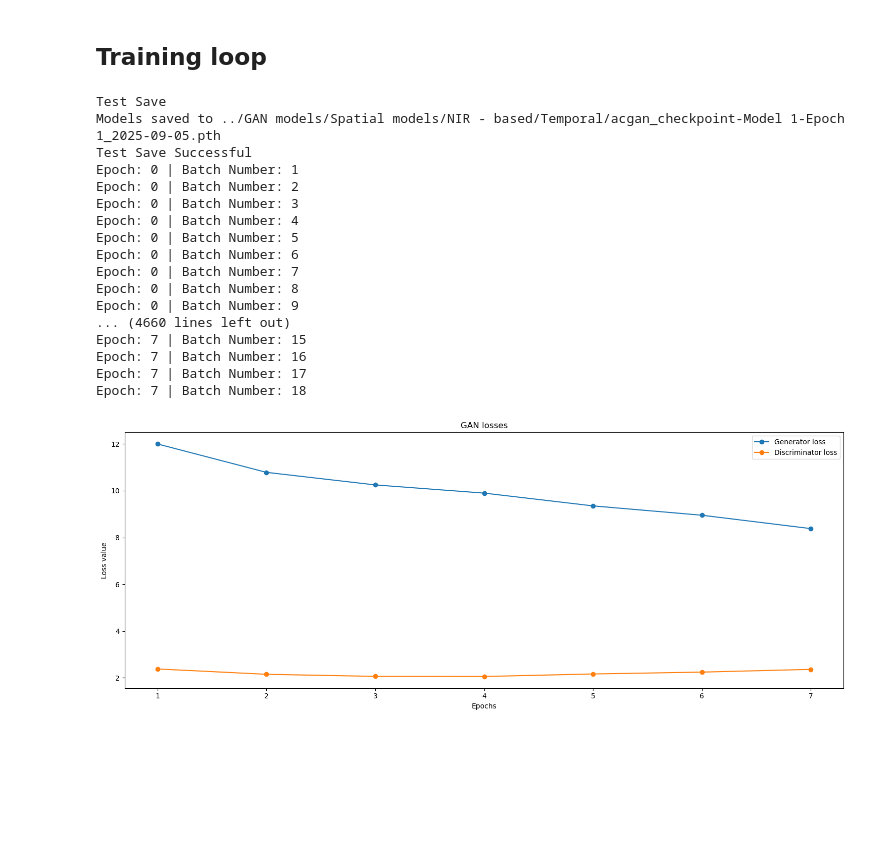
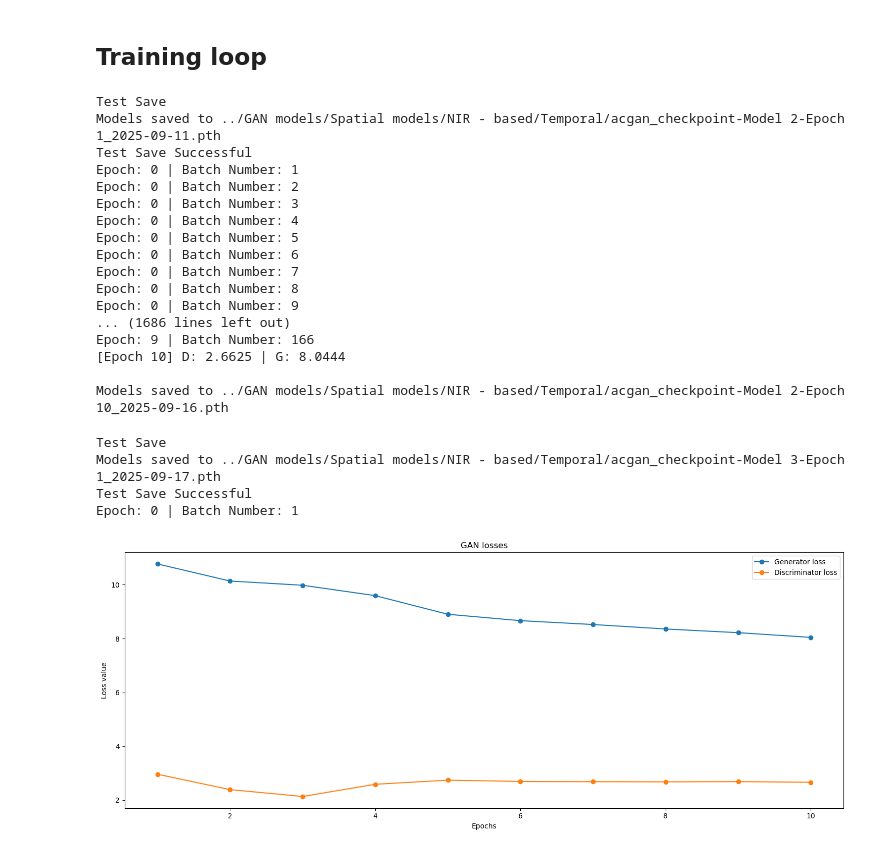
Before and after one commit to Suhaas0079/Farmland-Classification-using-Remote-Sensing, a Jupyter notebook: Notebooks/Temporal GAN - NIR.ipynb, the cells around one changed output. Cells and saved outputs as stored; diff of their text form; code cells hidden in the pictures; blank space fills up the shorter version.

Commit message:
Temporal training and functions

```diff
--- a/Notebooks/Temporal GAN - NIR.ipynb
+++ b/Notebooks/Temporal GAN - NIR.ipynb
@@ -622,14 +617,14 @@ class ImageLabelDataset(Dataset):
     def __getitem__(self, idx):
         return self.images[idx], self.labels[idx]
 # %%
-image_data = np.transpose(train_data, (0, 1, 4, 2, 3))  # (N, 4, 64, 64)
+image_data = np.transpose(train_data, (0, 1, 4, 2, 3))  # (N, T, 4, 64, 64)
 
 dataset = ImageLabelDataset(image_data, train_labels)
-loader = DataLoader(dataset, batch_size=4, shuffle=True)
+loader = DataLoader(dataset, batch_size=16, shuffle=True)
 
 generator_temporal = TemporalNoiseGenerator().to(DEVICE)
 discriminator_temporal= TemporalDiscriminator(feat_dim=384, hidden=256, layers=1, bidir=True).to(DEVICE)
-generator_spatial = UNetTransformerGenerator(depth=4).to(DEVICE)
+generator_spatial = UNetTransformerGenerator(depth=8).to(DEVICE)
 discriminator_spatial = DiscriminatorWithLabelEmbedding().to(DEVICE)
 
 g_params = list(generator_spatial.parameters()) + list(generator_temporal.parameters())
@@ -647,11 +642,11 @@ losses_g, losses_d = train_tgan_sequential(generator_spatial,
                                            loader,
                                            doy_list,
                                            epochs=10,
-                                           modelid=1,
+                                           modelid=2,
                                            gen_iter=5)
 # %% [output]
 Test Save
-Models saved to ../GAN models/Spatial models/NIR - based/Temporal/acgan_checkpoint-Model 1-Epoch 1_2025-09-05.pth
+Models saved to ../GAN models/Spatial models/NIR - based/Temporal/acgan_checkpoint-Model 2-Epoch 1_2025-09-11.pth
 Test Save Successful
 Epoch: 0 | Batch Number: 1
 Epoch: 0 | Batch Number: 2
@@ -662,29 +657,60 @@ Epoch: 0 | Batch Number: 6
 Epoch: 0 | Batch Number: 7
 Epoch: 0 | Batch Number: 8
 Epoch: 0 | Batch Number: 9
-... (4660 lines left out)
-Epoch: 7 | Batch Number: 15
-Epoch: 7 | Batch Number: 16
-Epoch: 7 | Batch Number: 17
-Epoch: 7 | Batch Number: 18
+... (1686 lines left out)
+Epoch: 9 | Batch Number: 166
+[Epoch 10] D: 2.6625 | G: 8.0444
+
+Models saved to ../GAN models/Spatial models/NIR - based/Temporal/acgan_checkpoint-Model 2-Epoch 10_2025-09-16.pth
+# %%
+image_data = np.transpose(train_data, (0, 1, 4, 2, 3))  # (N, T, 4, 64, 64)
+
+dataset = ImageLabelDataset(image_data, train_labels)
+loader = DataLoader(dataset, batch_size=16, shuffle=True)
+
+generator_temporal = TemporalNoiseGenerator().to(DEVICE)
+discriminator_temporal= TemporalDiscriminator(feat_dim=384, hidden=256, layers=1, bidir=True).to(DEVICE)
+generator_spatial = UNetTransformerGenerator(depth=12).to(DEVICE)
+discriminator_spatial = DiscriminatorWithLabelEmbedding().to(DEVICE)
+
+g_params = list(generator_spatial.parameters()) + list(generator_temporal.parameters())
+g_optimizer = torch.optim.Adam(g_params, lr=2e-5, betas=(0.5, 0.999))
+d_optimizer = torch.optim.Adam(discriminator_spatial.parameters(), lr=2e-5, betas=(0.5, 0.999))
+d_optimizer_t = torch.optim.Adam(discriminator_temporal.parameters(), lr=2e-5, betas=(0.5, 0.999))
+
+losses_g, losses_d = train_tgan_sequential(generator_spatial,
+                                           discriminator_spatial,
+                                           generator_temporal,
+                                           discriminator_temporal,
+                                           g_optimizer,
+                                           d_optimizer,
+                                           d_optimizer_t,
+                                           loader,
+                                           doy_list,
+                                           epochs=10,
+                                           modelid=3,
+                                           gen_iter=5)
+# %% [output]
+Test Save
+Models saved to ../GAN models/Spatial models/NIR - based/Temporal/acgan_checkpoint-Model 3-Epoch 1_2025-09-17.pth
+Test Save Successful
+Epoch: 0 | Batch Number: 1
 # %%
-losses_d = [2.3801, 2.1511, 2.0628, 2.0580, 2.1652, 2.2448, 2.3621]
-losses_g = [11.9977, 10.7842, 10.2476, 9.8967, 9.3503, 8.9513, 8.3798]
 temporal_loss_array = np.array([losses_g, losses_d])
-# np.save('./temporal_GAN_losses_model1_epoch_01_to_07.npy',temporal_loss_array)
+np.save('./temporal_GAN_losses_model2.npy',temporal_loss_array)
 
 figure = plt.figure(figsize=(15,6))
 
 titles = ['Generator loss', 'Discriminator loss']
 
 plt.plot(range(1,(temporal_loss_array.shape[1]+1)), temporal_loss_array[0], label=titles[0], marker='o')
 plt.plot(range(1,(temporal_loss_array.shape[1]+1)), temporal_loss_array[1], label=titles[1], marker='o')
 plt.xlabel('Epochs')
 plt.ylabel('Loss value')
 plt.title('GAN losses')
 plt.legend()
 
 plt.tight_layout()
 plt.show()
 # %% [output]
-[figure, old version]
+[figure, new version]
```
Also changed, not shown: parts of 4 cells of this notebook, 3 other files.
